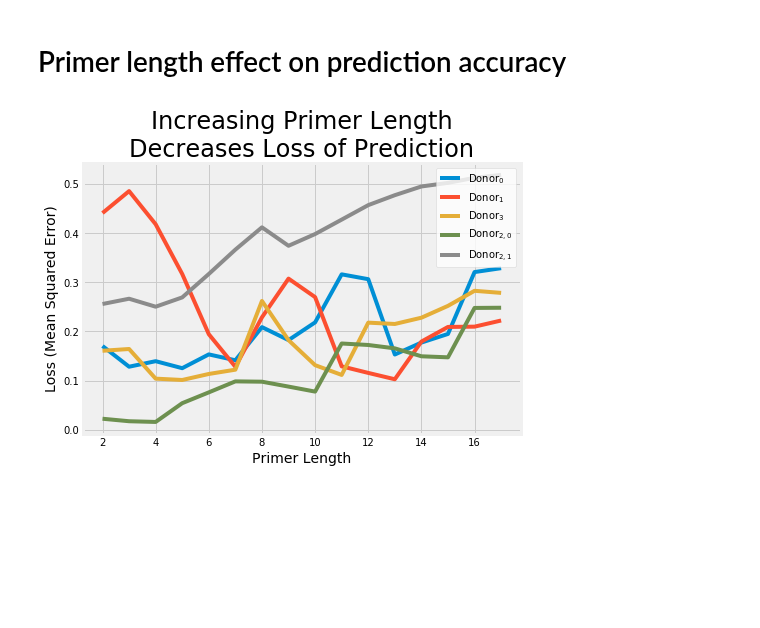
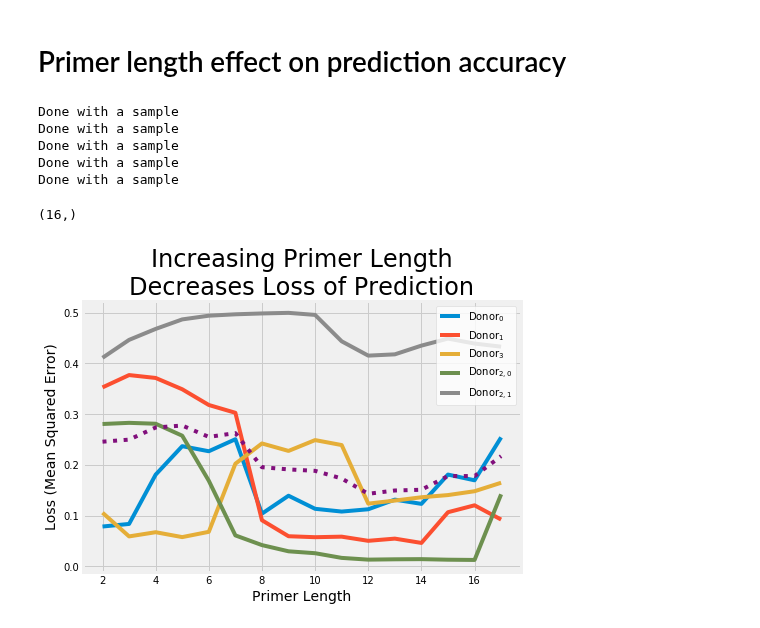
Before and after one commit to michaelwiest/microbiome-rnn, a Jupyter notebook: notebooks/Model Evaluator.ipynb, the cells around one changed output. Drawn from its saved outputs; the diff is of its cells as text; code cells hidden in the pictures; blank space fills up the shorter version.

```diff
--- a/notebooks/Model Evaluator.ipynb
+++ b/notebooks/Model Evaluator.ipynb
@@ -60,8 +60,10 @@ def complete_and_multiindex_df(df, split_char):
 # Here we instantiate the data handler.
 # What data to load to the data handler.
 parent = 'input_data'
-input_dir = 'all_studies_62_no_12_atrain/'
-test_dir = 'all_studies_62_no_12_test/'
+# input_dir = 'all_studies_62_no_12_atrain/'
+# test_dir = 'all_studies_62_no_12_test/'
+input_dir = 'all_studies_reduced_62_atrain/'
+test_dir = 'all_studies_reduced_62_test/'
 
 input_dir = os.path.join(parent, input_dir)
 test_dir = os.path.join(parent, test_dir)
@@ -122,7 +124,7 @@ file_labs = ['Donor$_0$', 'Donor$_1$', 'Donor$_3$', 'Donor$_{2, 0}$', 'Donor$_{2
 # Put the model type in here
 model_type = 'enc_dec'
 # What is the name of the model and logs outputted?
-run_suffix = '_EncDec_h2048_sl5_rns62_sif2_numlstm1_no_12'
+run_suffix = '_EncDec_h2048_sl5_rns62_sif2_numlstm1_vanilla'
 # %%
 
 
@@ -157,6 +159,6 @@ print(losses.shape)
 # %%
 loss_num_digits = 6
-best_loss_epoch = 3
+best_loss_epoch = 7
 
 fig, ax = plt.subplots(figsize=(12, 6))
 labels = ['Training data\n({})', 'Validation data\n({})', 'Test data\n({})']
@@ -227,13 +229,13 @@ subplot_height = num_rows * 5
 subplot_width = num_cols * 10
 # %%
 # How far into the dataset to start for a primer.
-start_fraction = 0.81
+start_fraction = 0.80
 starts = [start_fraction, start_fraction, 0.0, start_fraction, start_fraction]
-primer_len = 5
+primer_len = 7
 predict_length = 30
 # Range of strain indices to plot.
 # r = range(21, 24)
-r = [1, 14, 18]
+r = [1, 14, 60]
 # r = [4, 5, 6 ]
 # Can reconfigure this to actually display relevant strain names.
 labels = ['Strain: {}'.format(ri) for ri in r]
@@ -457,18 +459,29 @@ for i, s in enumerate(otu_handler.samples):
         mse = mean_squared_error(dream[:, p:, 0],
                                  comparison[:, p:])
         primer_losses[j, i] = mse
+    print('Done with a sample')
+# %% [output]
+Done with a sample
+Done with a sample
+Done with a sample
+Done with a sample
+Done with a sample
 # %%
 fig, ax = plt.subplots(figsize=(7, 5))
+m = primer_losses.mean(axis=1)
+print(m.shape)
 for i in range(primer_losses.shape[1]):
     plt.plot(primer_losses[:, i], label=file_labs[i])
 legend = plt.legend(frameon = 1, loc='upper right')
+plt.plot(m, label='mean', ls=':')
 frame = legend.get_frame()
 frame.set_facecolor('white')
 ax.set_xticks(list(range(len(primer_lens)))[::2])
 ax.set_xticklabels(primer_lens[::2])
 plt.xlabel('Primer Length', fontsize=14)
 plt.ylabel('Loss (Mean Squared Error)', fontsize=14)
 plt.title('Increasing Primer Length\nDecreases Loss of Prediction', fontsize=24)
 plt.show()
 # %% [output]
+(16,)
-[figure, old version]
+[figure, new version]
```
Also changed, not shown: parts of 7 cells of this notebook.
